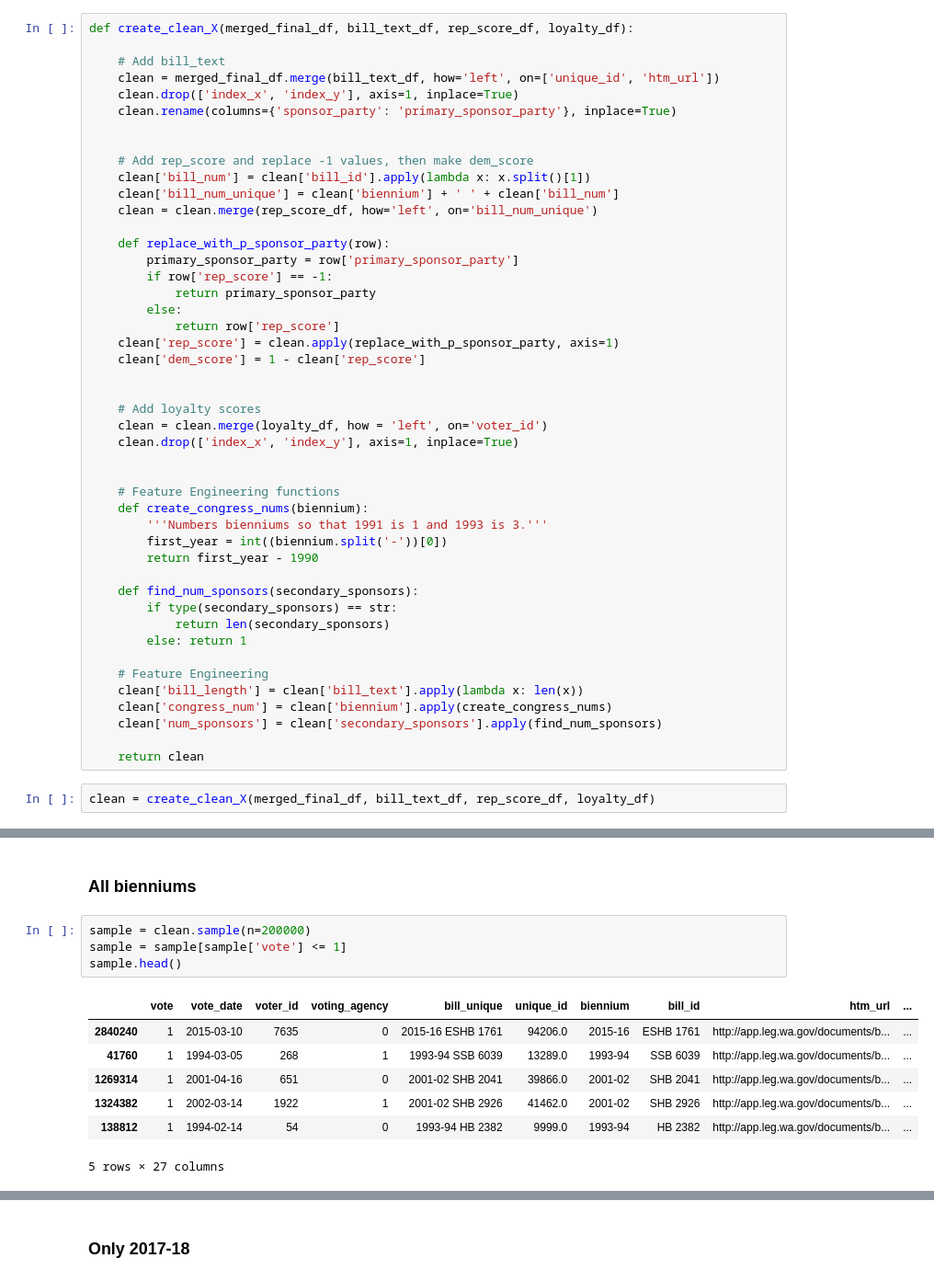
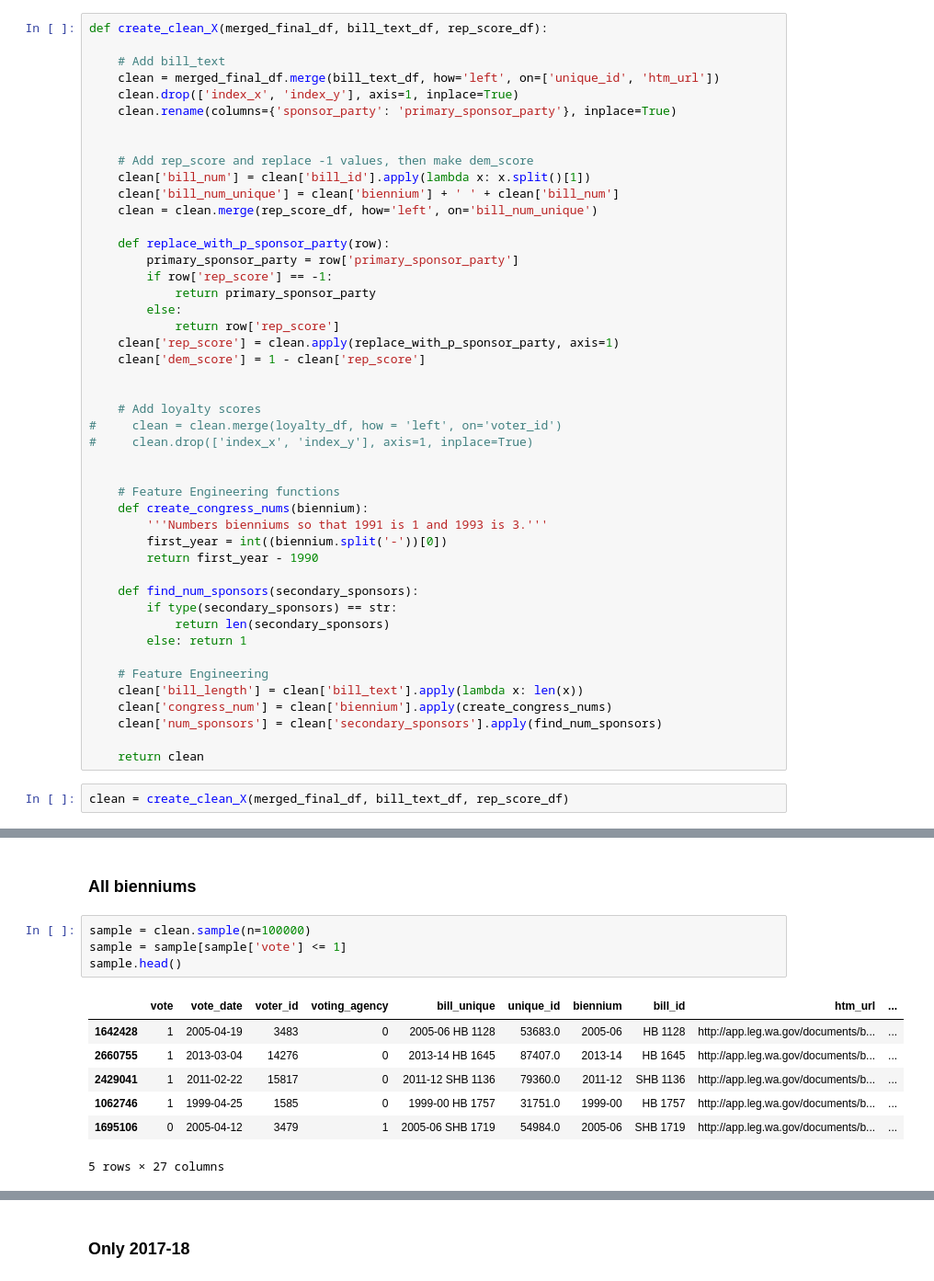
Before and after one commit to ekarboski/washington_state_legislation, a Jupyter notebook: Baseline_model.ipynb, the cells around one changed output, grey strips where cells are left out. Shown: that part at 92% size. Saved outputs shown, nothing was run; the diff lists cells and outputs as text.

Commit message:
Create loyalty scores after train-test split to make sure it is not leaky

```diff
--- a/Baseline_model.ipynb
+++ b/Baseline_model.ipynb
@@ -30,5 +30,5 @@ loyalty_df = pd.read_sql_query('select * from "loyalty"',con=engine)
 # %%
-def create_clean_X(merged_final_df, bill_text_df, rep_score_df, loyalty_df):
+def create_clean_X(merged_final_df, bill_text_df, rep_score_df):
 
     # Add bill_text
     clean = merged_final_df.merge(bill_text_df, how='left', on=['unique_id', 'htm_url'])
@@ -52,8 +52,8 @@ def create_clean_X(merged_final_df, bill_text_df, rep_score_df, loyalty_df):
 
 
     # Add loyalty scores
-    clean = clean.merge(loyalty_df, how = 'left', on='voter_id')
-    clean.drop(['index_x', 'index_y'], axis=1, inplace=True)
+#     clean = clean.merge(loyalty_df, how = 'left', on='voter_id')
+#     clean.drop(['index_x', 'index_y'], axis=1, inplace=True)
 
 
     # Feature Engineering functions
@@ -74,7 +74,7 @@ def create_clean_X(merged_final_df, bill_text_df, rep_score_df, loyalty_df):
 
     return clean
 # %%
-clean = create_clean_X(merged_final_df, bill_text_df, rep_score_df, loyalty_df)
+clean = create_clean_X(merged_final_df, bill_text_df, rep_score_df)
 # %%
 clean.head()
 # %% [output]
@@ -101,15 +101,15 @@ clean_voter_dum = clean_new.merge(voter_id_dummies, right_index=True, left_index
 # %% [markdown]
 ### All bienniums
 # %%
-sample = clean.sample(n=200000)
+sample = clean.sample(n=100000)
 sample = sample[sample['vote'] <= 1]
 sample.head()
 # %% [output]
 |  | vote | vote_date | voter_id | voting_agency | bill_unique | unique_id | biennium | bill_id | htm_url | ... |
-| 2840240 | 1 | 2015-03-10 | 7635 | 0 | 2015-16 ESHB 1761 | 94206.0 | 2015-16 | ESHB 1761 | http://app.leg.wa.gov/documents/b... | ... |
-| 41760 | 1 | 1994-03-05 | 268 | 1 | 1993-94 SSB 6039 | 13289.0 | 1993-94 | SSB 6039 | http://app.leg.wa.gov/documents/b... | ... |
-| 1269314 | 1 | 2001-04-16 | 651 | 0 | 2001-02 SHB 2041 | 39866.0 | 2001-02 | SHB 2041 | http://app.leg.wa.gov/documents/b... | ... |
-| 1324382 | 1 | 2002-03-14 | 1922 | 1 | 2001-02 SHB 2926 | 41462.0 | 2001-02 | SHB 2926 | http://app.leg.wa.gov/documents/b... | ... |
-| 138812 | 1 | 1994-02-14 | 54 | 0 | 1993-94 HB 2382 | 9999.0 | 1993-94 | HB 2382 | http://app.leg.wa.gov/documents/b... | ... |
+| 1642428 | 1 | 2005-04-19 | 3483 | 0 | 2005-06 HB 1128 | 53683.0 | 2005-06 | HB 1128 | http://app.leg.wa.gov/documents/b... | ... |
+| 2660755 | 1 | 2013-03-04 | 14276 | 0 | 2013-14 HB 1645 | 87407.0 | 2013-14 | HB 1645 | http://app.leg.wa.gov/documents/b... | ... |
+| 2429041 | 1 | 2011-02-22 | 15817 | 0 | 2011-12 SHB 1136 | 79360.0 | 2011-12 | SHB 1136 | http://app.leg.wa.gov/documents/b... | ... |
+| 1062746 | 1 | 1999-04-25 | 1585 | 0 | 1999-00 HB 1757 | 31751.0 | 1999-00 | HB 1757 | http://app.leg.wa.gov/documents/b... | ... |
+| 1695106 | 0 | 2005-04-12 | 3479 | 1 | 2005-06 SHB 1719 | 54984.0 | 2005-06 | SHB 1719 | http://app.leg.wa.gov/documents/b... | ... |
 5 rows × 27 columns
 # %%
```
Also changed, not shown: parts of 49 cells of this notebook.
